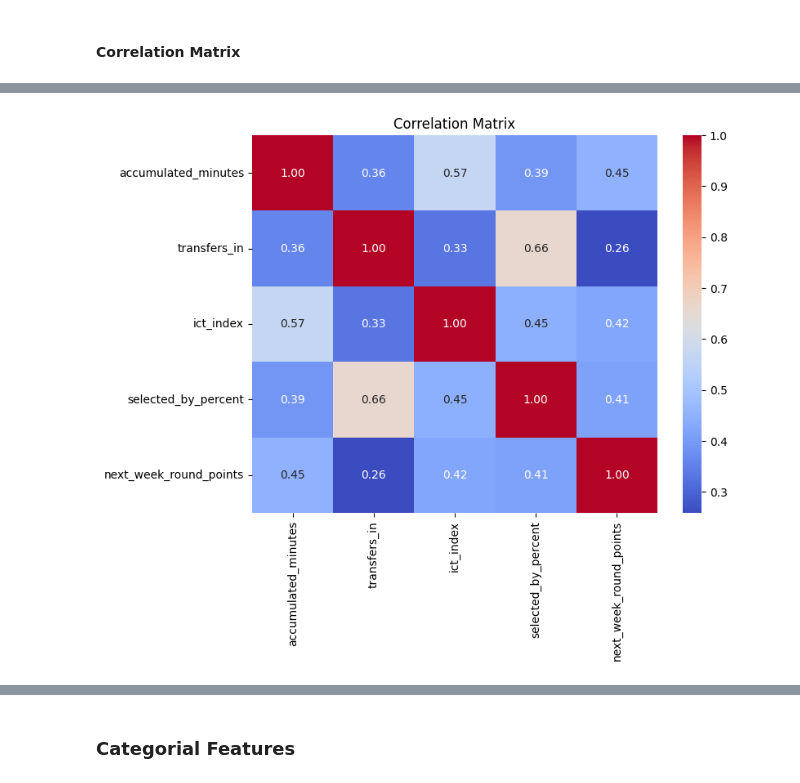
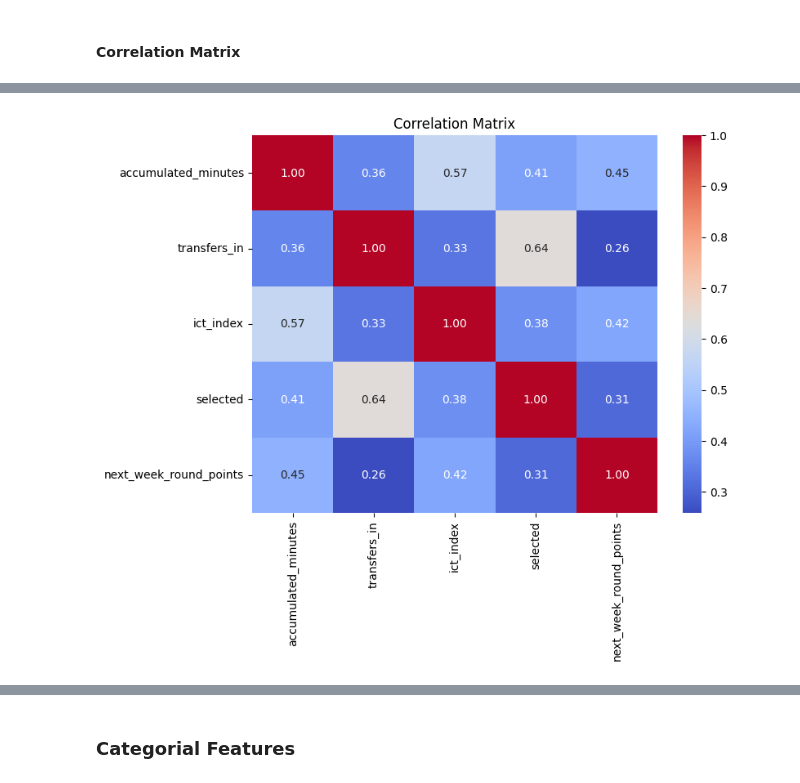
Before and after one commit to emolloy123/FPL-Modelling, a Jupyter notebook: fpl-modelling/notebooks/modelling..ipynb, the cells around one changed output, grey strips where cells are left out. Saved outputs shown, nothing was run; the diff lists cells and outputs as text; code cells hidden in the pictures.

```diff
--- a/fpl-modelling/notebooks/modelling..ipynb
+++ b/fpl-modelling/notebooks/modelling..ipynb
@@ -30,0 +47,2 @@ from scipy.stats import f_oneway
+# %%
+p_hist = catalog.load("players_hist")
@@ -216,26 +252,26 @@ plot_box_with_hover(p_unique_df, col='total_points', id_col='player_name')
 # %%
 numerical_feature_cols = [
     'accumulated_minutes',
     'transfers_in',
     'ict_index',
-    'selected_by_percent'
+    'selected'
 ]
 target_col = 'next_week_round_points'
 
 # Select relevant columns
 corr_df = model_df[numerical_feature_cols + [target_col]]
 
 # Compute correlation matrix
 corr_matrix = corr_df.corr()
 
 # Plot heatmap
 plt.figure(figsize=(8, 6))
 sns.heatmap(corr_matrix, annot=True, fmt=".2f", cmap="coolwarm", cbar=True)
 plt.title("Correlation Matrix")
 plt.show()
 # %% [output]
 [interactive output not drawn]
-[figure, old version]
+[figure, new version]
 # %%
 for feature in numerical_feature_cols:
     plt.figure(figsize=(6, 4))
```
Also changed, not shown: parts of 22 cells of this notebook, 17 other files.
